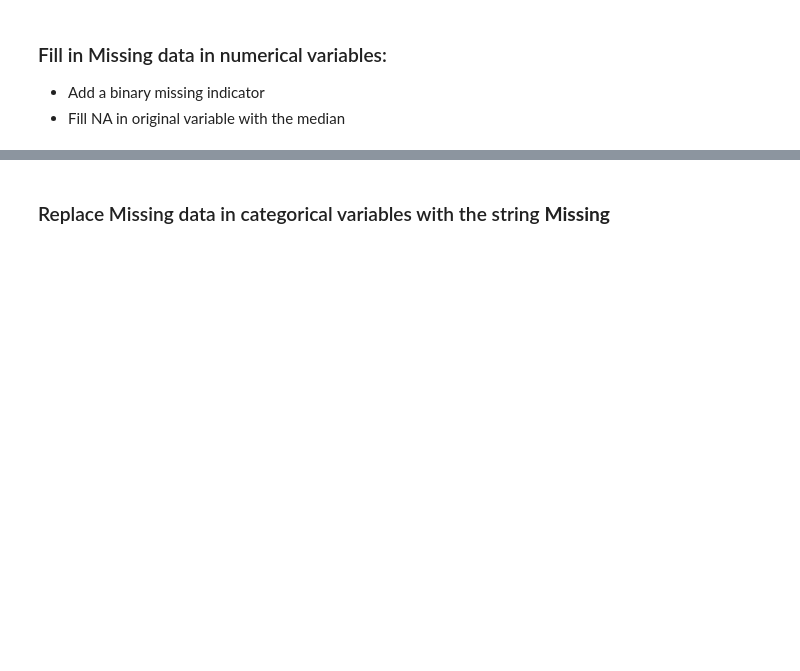
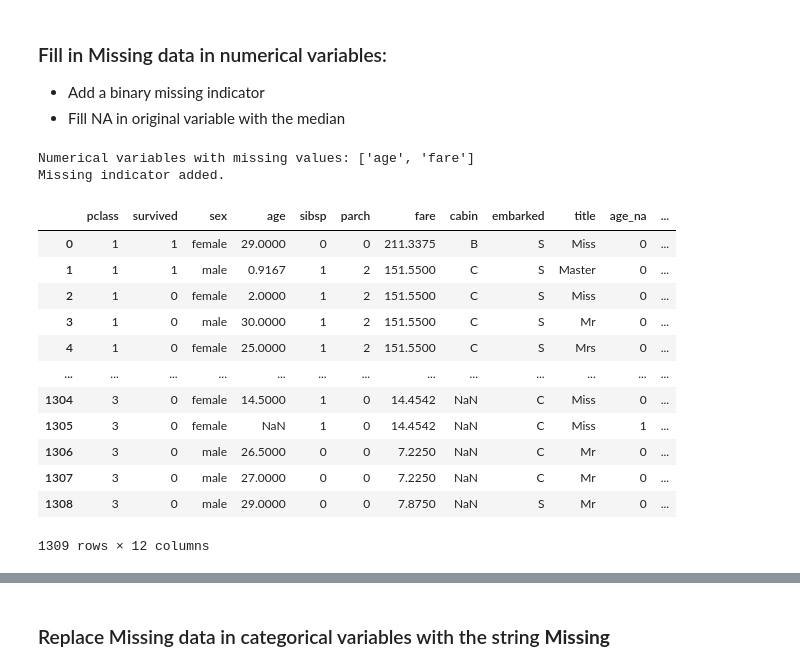
Before and after one commit to JackLeerson/deploying-machine-learning-models, a Jupyter notebook: section-04-research-and-development/titanic-assignment/01-predicting-survival-titanic-assignement.ipynb, the cells around one changed output, grey strips where cells are left out. Cells and saved outputs as stored; diff of their text form; code cells hidden in the pictures; blank space fills up the shorter version.

Commit message:
Continued with missing value work.

```diff
--- a/section-04-research-and-development/titanic-assignment/01-predicting-survival-titanic-assignement.ipynb
+++ b/section-04-research-and-development/titanic-assignment/01-predicting-survival-titanic-assignement.ipynb
@@ -150,16 +153,20 @@ Number of categorical variables: 4
 ### Find missing values in variables
 # %%
 # first in numerical variables
+missing_vars_num = []
 for var in vars_num:
     if data[var].isna().sum() != 0:
+        missing_vars_num.append(var)
         print('{0}: {1}% of values missing'.format(var, round(100*data[var].isna().sum()/len(data[var]), 3)))
 # %% [output]
 age: 20.092% of values missing
 fare: 0.076% of values missing
 # %%
 # now in categorical variables
+missing_vars_cat = []
 for var in vars_cat:
     if data[var].isna().sum() != 0:
+        missing_vars_cat.append(var)
         print('{0}: {1}% of values missing'.format(var, round(100*data[var].isna().sum()/len(data[var]), 3)))
 # %% [output]
 cabin: 77.464% of values missing
@@ -211,0 +219,3 @@ len(data.iloc[np.where(data['cabin'].str.match('^\d') & ~data['cabin'].isna())[0
+# %%
+data['cabin'] = data['cabin'].str[0]
+print(data['cabin'])
@@ -214,3 +237,26 @@ len(data.iloc[np.where(data['cabin'].str.match('^\d') & ~data['cabin'].isna())[0
 
 - Add a binary missing indicator
 - Fill NA in original variable with the median
+# %%
+# Add binary missing indicators for the missing numerical variables
+print('Numerical variables with missing values: {0}'.format(missing_vars_num))
+for var in missing_vars_num:
+    data[var + '_na'] = np.where(data[var].isnull(), 1, 0)
+print('- Missing indicator added.')
+data
+# %% [output]
+Numerical variables with missing values: ['age', 'fare']
+Missing indicator added.
+|  | pclass | survived | sex | age | sibsp | parch | fare | cabin | embarked | title | age_na | ... |
+| 0 | 1 | 1 | female | 29.0000 | 0 | 0 | 211.3375 | B | S | Miss | 0 | ... |
+| 1 | 1 | 1 | male | 0.9167 | 1 | 2 | 151.5500 | C | S | Master | 0 | ... |
+| 2 | 1 | 0 | female | 2.0000 | 1 | 2 | 151.5500 | C | S | Miss | 0 | ... |
+| 3 | 1 | 0 | male | 30.0000 | 1 | 2 | 151.5500 | C | S | Mr | 0 | ... |
+| 4 | 1 | 0 | female | 25.0000 | 1 | 2 | 151.5500 | C | S | Mrs | 0 | ... |
+| ... | ... | ... | ... | ... | ... | ... | ... | ... | ... | ... | ... | ... |
+| 1304 | 3 | 0 | female | 14.5000 | 1 | 0 | 14.4542 | NaN | C | Miss | 0 | ... |
+| 1305 | 3 | 0 | female | NaN | 1 | 0 | 14.4542 | NaN | C | Miss | 1 | ... |
+| 1306 | 3 | 0 | male | 26.5000 | 0 | 0 | 7.2250 | NaN | C | Mr | 0 | ... |
+| 1307 | 3 | 0 | male | 27.0000 | 0 | 0 | 7.2250 | NaN | C | Mr | 0 | ... |
+| 1308 | 3 | 0 | male | 29.0000 | 0 | 0 | 7.8750 | NaN | S | Mr | 0 | ... |
+1309 rows × 12 columns
```
Also changed, not shown: parts of 4 cells of this notebook, 3 other files.
